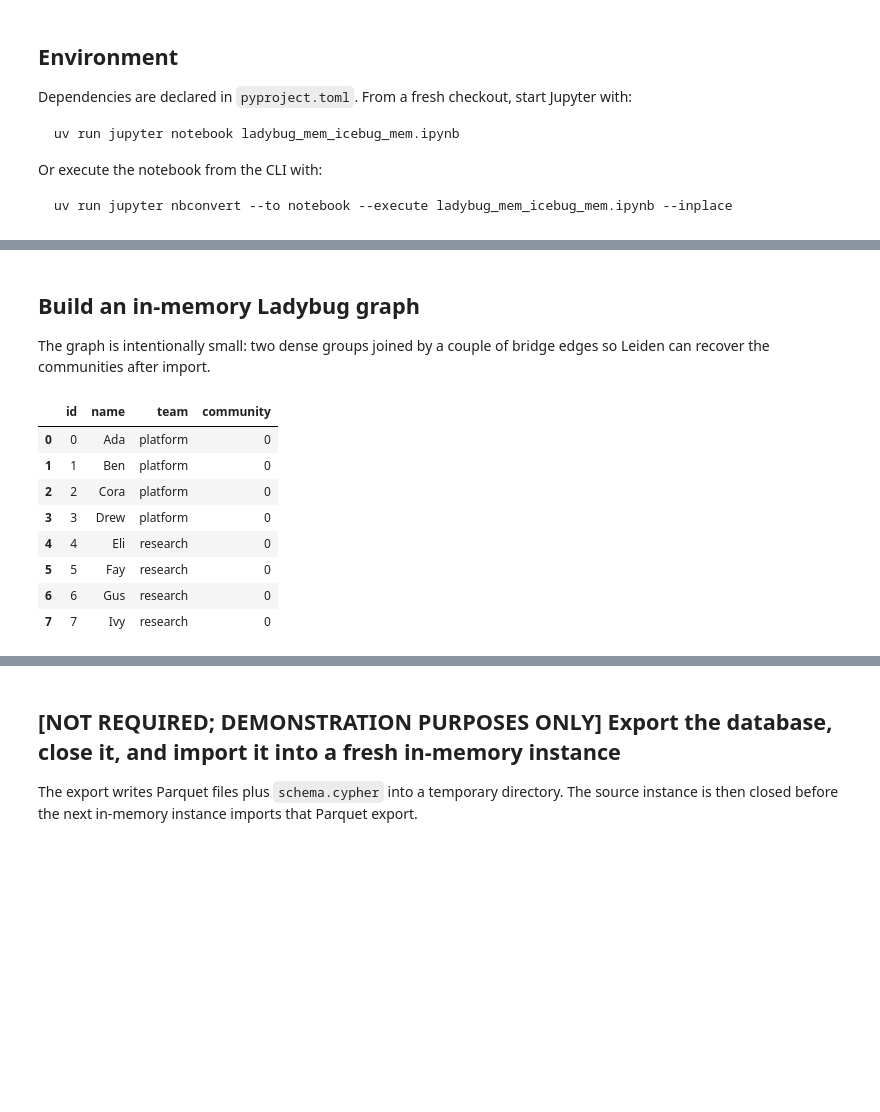
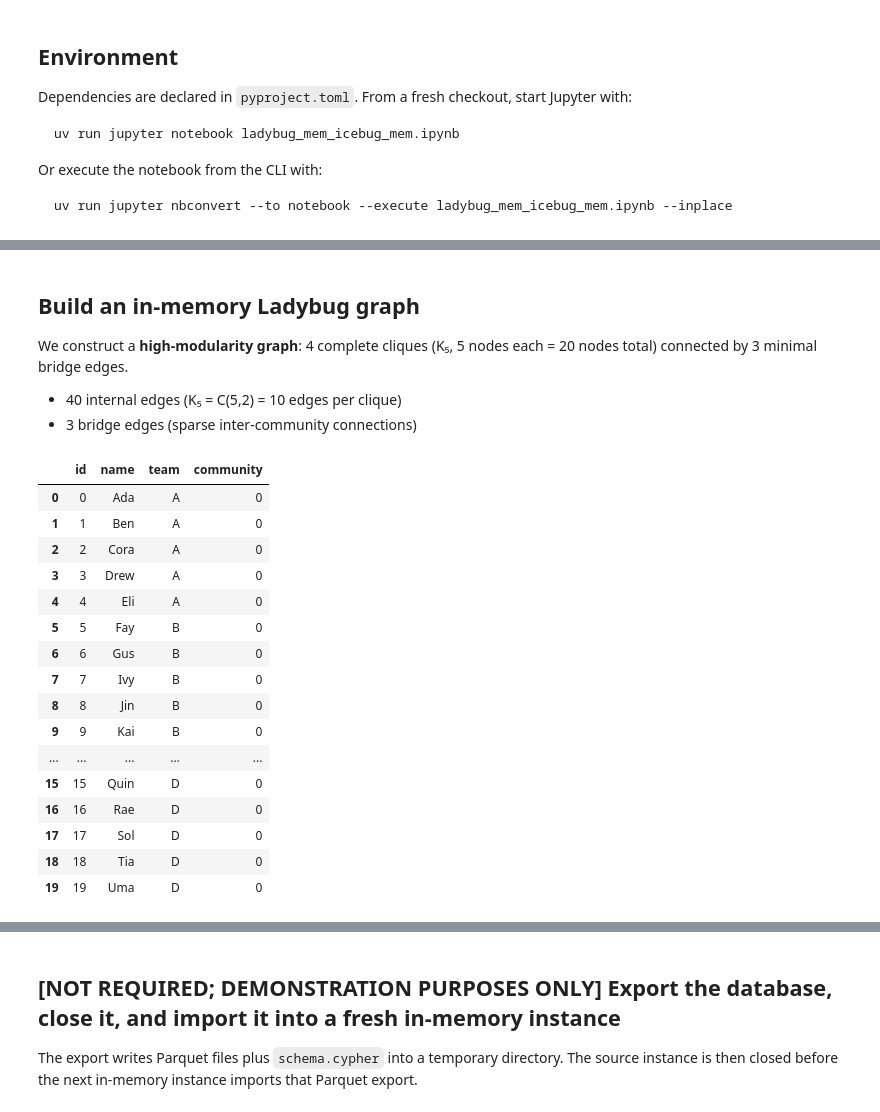
Before and after one commit to aheev/ladybug-icebug-notebooks, a Jupyter notebook: ladybug_icebug_comm_detection.ipynb, the cells around one changed output, grey strips where cells are left out. Drawn from its saved outputs; the diff is of its cells as text; code cells hidden in the pictures; blank space fills up the shorter version.

Commit message:
add high modularity graph

```diff
--- a/ladybug_icebug_comm_detection.ipynb
+++ b/ladybug_icebug_comm_detection.ipynb
@@ -40,26 +40,50 @@ workdir: /tmp/ladybug_import_export_cr42q13_
 # %% [markdown]
 ## Build an in-memory Ladybug graph
 
-The graph is intentionally small: two dense groups joined by a couple of bridge edges so Leiden can recover the communities after import.
+We construct a **high-modularity graph**: 4 complete cliques (K₅, 5 nodes each = 20 nodes total) connected by 3 minimal bridge edges.
+- 40 internal edges (K₅ = C(5,2) = 10 edges per clique)
+- 3 bridge edges (sparse inter-community connections)
 # %%
 source_db = ladybug.Database()
 source = ladybug.Connection(source_db)
 
 people = [
-    {"id": 0, "name": "Ada", "team": "platform", "community": 0},
-    {"id": 1, "name": "Ben", "team": "platform", "community": 0},
-    {"id": 2, "name": "Cora", "team": "platform", "community": 0},
-    {"id": 3, "name": "Drew", "team": "platform", "community": 0},
-    {"id": 4, "name": "Eli", "team": "research", "community": 0},
-    {"id": 5, "name": "Fay", "team": "research", "community": 0},
-    {"id": 6, "name": "Gus", "team": "research", "community": 0},
-    {"id": 7, "name": "Ivy", "team": "research", "community": 0},
+    {"id": 0, "name": "Ada", "team": "A", "community": 0},
+    {"id": 1, "name": "Ben", "team": "A", "community": 0},
+    {"id": 2, "name": "Cora", "team": "A", "community": 0},
+    {"id": 3, "name": "Drew", "team": "A", "community": 0},
+    {"id": 4, "name": "Eli", "team": "A", "community": 0},
+    {"id": 5, "name": "Fay", "team": "B", "community": 0},
+    {"id": 6, "name": "Gus", "team": "B", "community": 0},
+    {"id": 7, "name": "Ivy", "team": "B", "community": 0},
+    {"id": 8, "name": "Jin", "team": "B", "community": 0},
+    {"id": 9, "name": "Kai", "team": "B", "community": 0},
+    {"id": 10, "name": "Luz", "team": "C", "community": 0},
+    {"id": 11, "name": "Moe", "team": "C", "community": 0},
+    {"id": 12, "name": "Nia", "team": "C", "community": 0},
+    {"id": 13, "name": "Oli", "team": "C", "community": 0},
+    {"id": 14, "name": "Pia", "team": "C", "community": 0},
+    {"id": 15, "name": "Quin", "team": "D", "community": 0},
+    {"id": 16, "name": "Rae", "team": "D", "community": 0},
+    {"id": 17, "name": "Sol", "team": "D", "community": 0},
+    {"id": 18, "name": "Tia", "team": "D", "community": 0},
+    {"id": 19, "name": "Uma", "team": "D", "community": 0},
 ]
-undirected_edges = [
-    (0, 1, 9), (0, 2, 8), (0, 3, 7), (1, 2, 8), (1, 3, 7), (2, 3, 9),
-    (4, 5, 9), (4, 6, 8), (4, 7, 7), (5, 6, 7), (5, 7, 8), (6, 7, 9),
-    (3, 4, 3), (2, 5, 3),
+
+# 4 cliques (K5): 40 internal undirected edges + 3 sparse bridges.
+undirected_edges = []
+for start in (0, 5, 10, 15):
+    for i in range(start, start + 5):
+        for j in range(i + 1, start + 5):
+            undirected_edges.append((i, j, 10))
+
+# Minimal inter-community bridges to keep components connected.
+undirected_edges += [
+    (0, 5, 1),
+    (5, 10, 1),
+    (10, 15, 1),
 ]
+
 edge_rows = []
 for src, dst, strength in undirected_edges:
     edge_rows.append({"src": src, "dst": dst, "strength": strength})
@@ -87,38 +111,46 @@ CREATE NODE TABLE Person(
     PRIMARY KEY(id)
 )
 """)
 source.execute("""
 CREATE REL TABLE KNOWS(
     FROM Person TO Person,
     strength INT64
 )
 """)
 source.execute(f"""
 UNWIND {cypher_list(people, ['id', 'name', 'team', 'community'])} AS row
 CREATE (:Person {{
     id: row.id,
     name: row.name,
     team: row.team,
     community: row.community
 }})
 """)
 source.execute(f"""
 UNWIND {cypher_list(edge_rows, ['src', 'dst', 'strength'])} AS row
 MATCH (a:Person {{id: row.src}}), (b:Person {{id: row.dst}})
 CREATE (a)-[:KNOWS {{strength: row.strength}}]->(b)
 """)
 source.query_as_arrow("""
 MATCH (p:Person)
 RETURN p.id AS id, p.name AS name, p.team AS team, p.community AS community
 ORDER BY p.id
 """, 4096).get_as_arrow().to_pandas()
 # %% [output]
 |  | id | name | team | community |
-| 0 | 0 | Ada | platform | 0 |
-| 1 | 1 | Ben | platform | 0 |
-| 2 | 2 | Cora | platform | 0 |
-| 3 | 3 | Drew | platform | 0 |
-| 4 | 4 | Eli | research | 0 |
-| 5 | 5 | Fay | research | 0 |
-| 6 | 6 | Gus | research | 0 |
-| 7 | 7 | Ivy | research | 0 |
+| 0 | 0 | Ada | A | 0 |
+| 1 | 1 | Ben | A | 0 |
+| 2 | 2 | Cora | A | 0 |
+| 3 | 3 | Drew | A | 0 |
+| 4 | 4 | Eli | A | 0 |
+| 5 | 5 | Fay | B | 0 |
+| 6 | 6 | Gus | B | 0 |
+| 7 | 7 | Ivy | B | 0 |
+| 8 | 8 | Jin | B | 0 |
+| 9 | 9 | Kai | B | 0 |
+| ... | ... | ... | ... | ... |
+| 15 | 15 | Quin | D | 0 |
+| 16 | 16 | Rae | D | 0 |
+| 17 | 17 | Sol | D | 0 |
+| 18 | 18 | Tia | D | 0 |
+| 19 | 19 | Uma | D | 0 |
```
Also changed, not shown: parts of 9 cells of this notebook.
